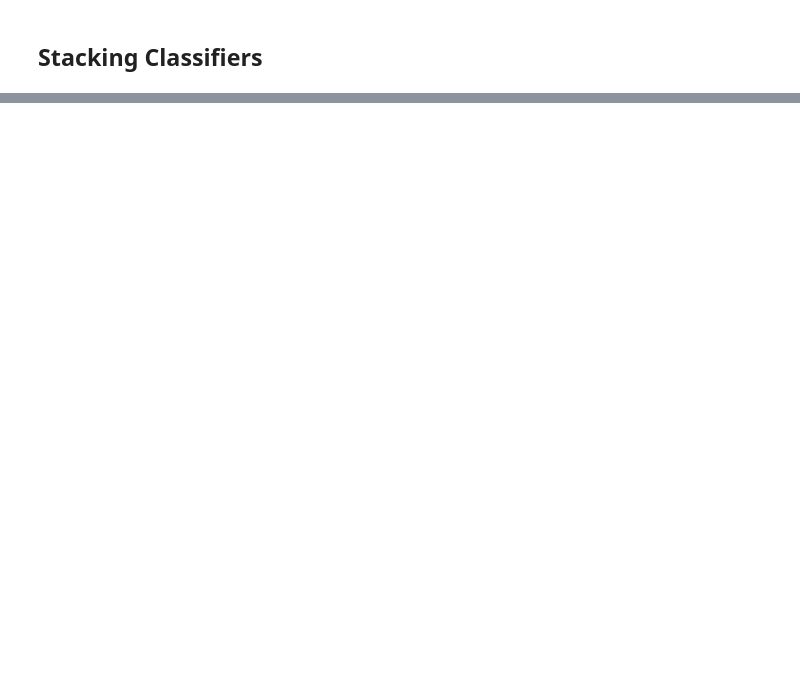
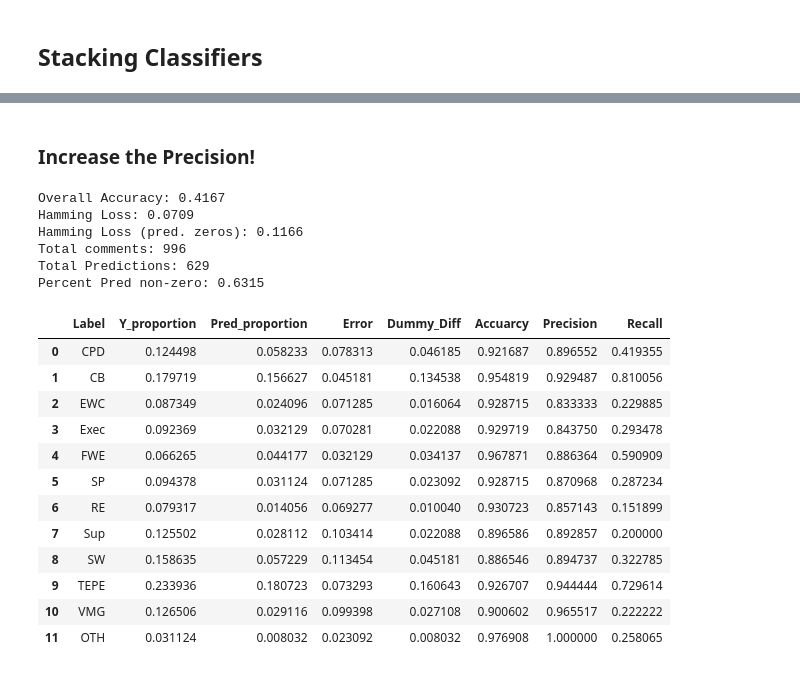
Before and after one commit to Jamienie/mds_capstone_bcstats, a Jupyter notebook: notebooks/02_aq_classification_experiments.ipynb, the cells around one changed output, grey strips where cells are left out. Cells and saved outputs as stored; diff of their text form; code cells hidden in the pictures; blank space fills up the shorter version.

```diff
--- a/notebooks/02_aq_classification_experiments.ipynb
+++ b/notebooks/02_aq_classification_experiments.ipynb
@@ -794,0 +669,3 @@ Y_valid.shape
+# %%
+X_train_meta, X_valid_meta, Y_train_meta, Y_valid_meta = train_test_split(
+    X_train_stack, Y_valid, test_size = 0.30)
@@ -794,0 +684,9 @@ Y_valid.shape
+# %%
+C = [0.25, 0.5, 0.75, 1]
+C.append(1)
+
+tol = [0.005, 0.01, 0.02, 0.05]
+tol.append(0.0001)
+
+print('C:', C)
+print('tol:', tol)
@@ -794,0 +771,33 @@ Y_valid.shape
+# %% [markdown]
+### Increase the Precision!
+# %%
+predictions = np.round(Y_pred_stack - 0.40)
+#predictions = np.round(Y_pred_lstm['fasttext_crawl']-0.495)
+
+a = theme_results(Y_valid_meta, predictions)
+size = predictions.shape[0]
+zero_size = (predictions[predictions.sum(axis = 1) == 0,:].shape[0])
+print("Total comments:", size,
+      "\nTotal Predictions:", size - zero_size,
+      "\nPercent Pred non-zero:", round(1 - zero_size/size, 4))
+a
+# %% [output]
+Overall Accuracy: 0.4167
+Hamming Loss: 0.0709
+Hamming Loss (pred. zeros): 0.1166
+Total comments: 996
+Total Predictions: 629
+Percent Pred non-zero: 0.6315
+|  | Label | Y_proportion | Pred_proportion | Error | Dummy_Diff | Accuarcy | Precision | Recall |
+| 0 | CPD | 0.124498 | 0.058233 | 0.078313 | 0.046185 | 0.921687 | 0.896552 | 0.419355 |
+| 1 | CB | 0.179719 | 0.156627 | 0.045181 | 0.134538 | 0.954819 | 0.929487 | 0.810056 |
+| 2 | EWC | 0.087349 | 0.024096 | 0.071285 | 0.016064 | 0.928715 | 0.833333 | 0.229885 |
+| 3 | Exec | 0.092369 | 0.032129 | 0.070281 | 0.022088 | 0.929719 | 0.843750 | 0.293478 |
+| 4 | FWE | 0.066265 | 0.044177 | 0.032129 | 0.034137 | 0.967871 | 0.886364 | 0.590909 |
+| 5 | SP | 0.094378 | 0.031124 | 0.071285 | 0.023092 | 0.928715 | 0.870968 | 0.287234 |
+| 6 | RE | 0.079317 | 0.014056 | 0.069277 | 0.010040 | 0.930723 | 0.857143 | 0.151899 |
+| 7 | Sup | 0.125502 | 0.028112 | 0.103414 | 0.022088 | 0.896586 | 0.892857 | 0.200000 |
+| 8 | SW | 0.158635 | 0.057229 | 0.113454 | 0.045181 | 0.886546 | 0.894737 | 0.322785 |
+| 9 | TEPE | 0.233936 | 0.180723 | 0.073293 | 0.160643 | 0.926707 | 0.944444 | 0.729614 |
+| 10 | VMG | 0.126506 | 0.029116 | 0.099398 | 0.027108 | 0.900602 | 0.965517 | 0.222222 |
+| 11 | OTH | 0.031124 | 0.008032 | 0.023092 | 0.008032 | 0.976908 | 1.000000 | 0.258065 |
```
Also changed, not shown: parts of 72 cells of this notebook.
